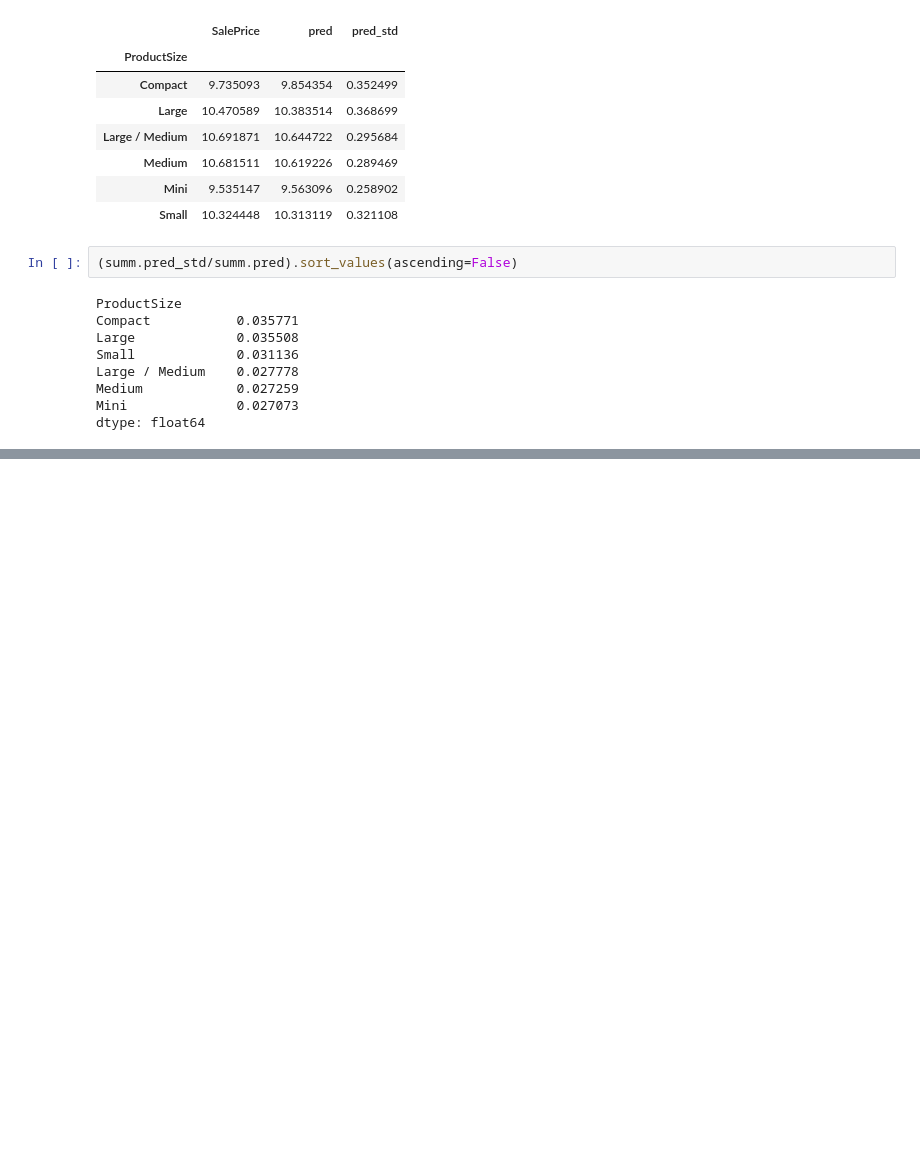
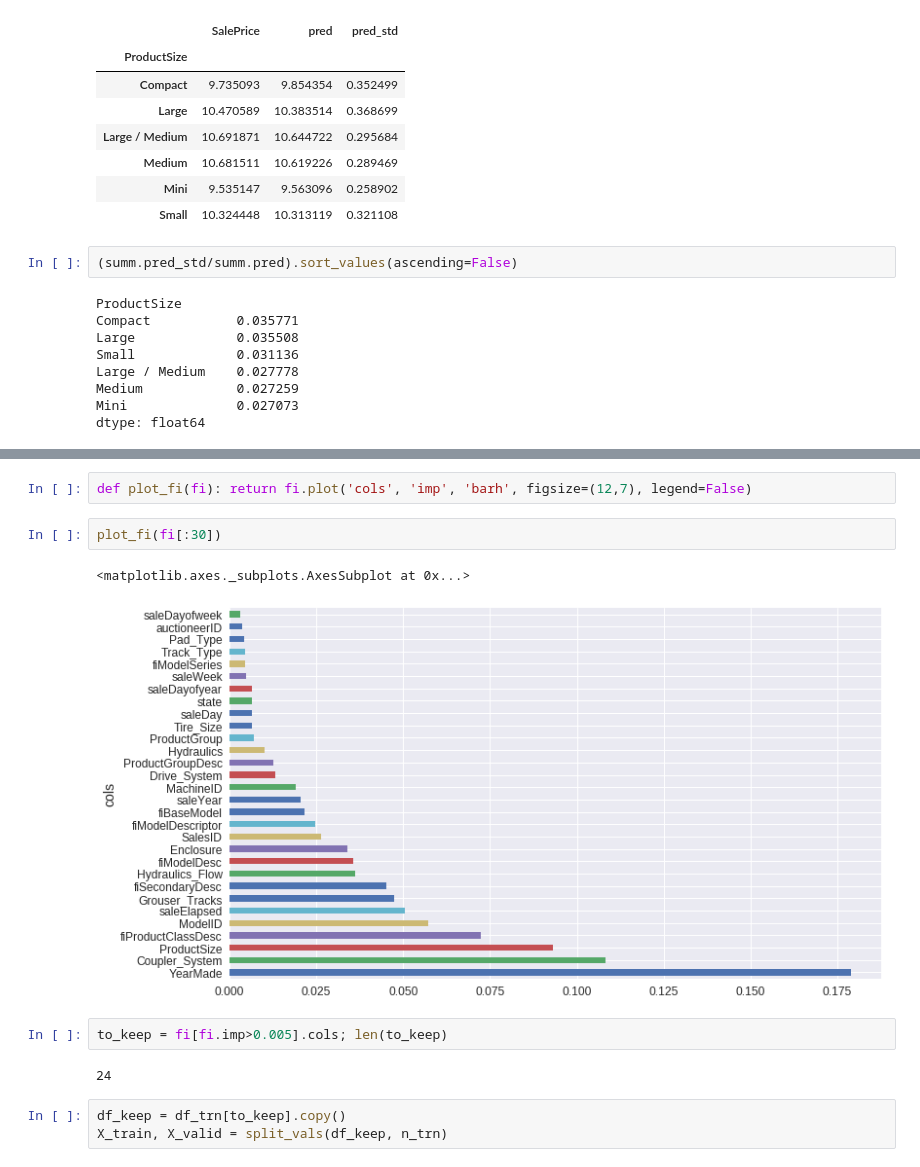
Before and after one commit to ssttv/ml-resources, a Jupyter notebook: fastai_rf_interpretation.ipynb, the cells around one changed output, grey strips where cells are left out. Cells and saved outputs as stored; diff of their text form; blank space fills up the shorter version.

```diff
--- a/fastai_rf_interpretation.ipynb
+++ b/fastai_rf_interpretation.ipynb
@@ -216,0 +200,14 @@ dtype: float64
+# %%
+def plot_fi(fi): return fi.plot('cols', 'imp', 'barh', figsize=(12,7), legend=False)
+# %%
+plot_fi(fi[:30])
+# %% [output]
+<matplotlib.axes._subplots.AxesSubplot at 0x...>
+[figure, added]
+# %%
+to_keep = fi[fi.imp>0.005].cols; len(to_keep)
+# %% [output]
+24
+# %%
+df_keep = df_trn[to_keep].copy()
+X_train, X_valid = split_vals(df_keep, n_trn)
```
Also changed, not shown: parts of 9 cells of this notebook.
